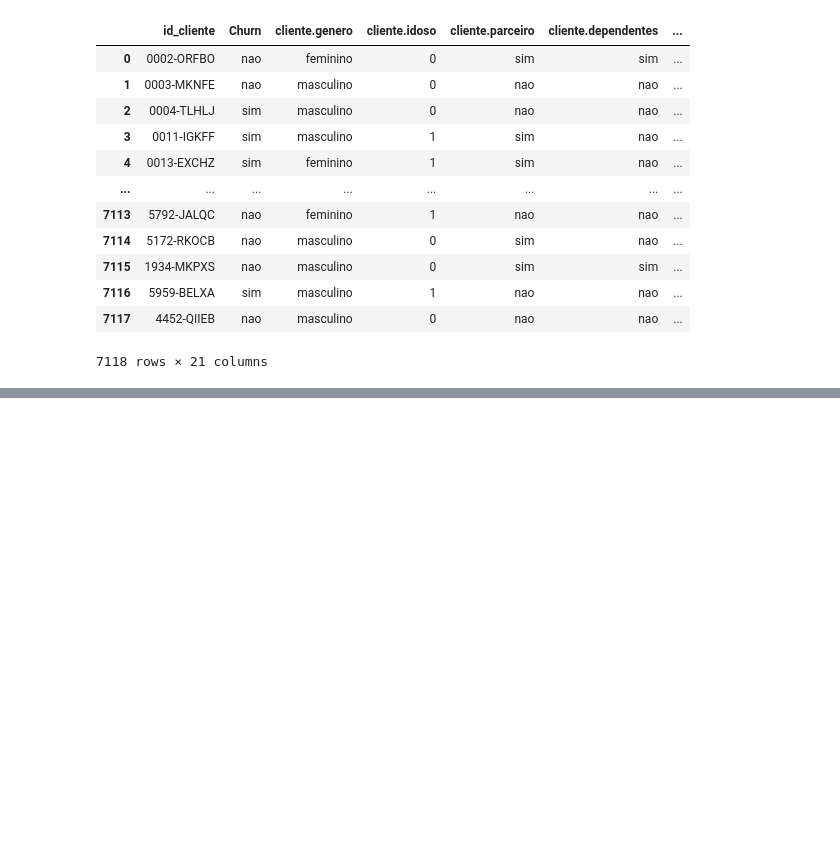
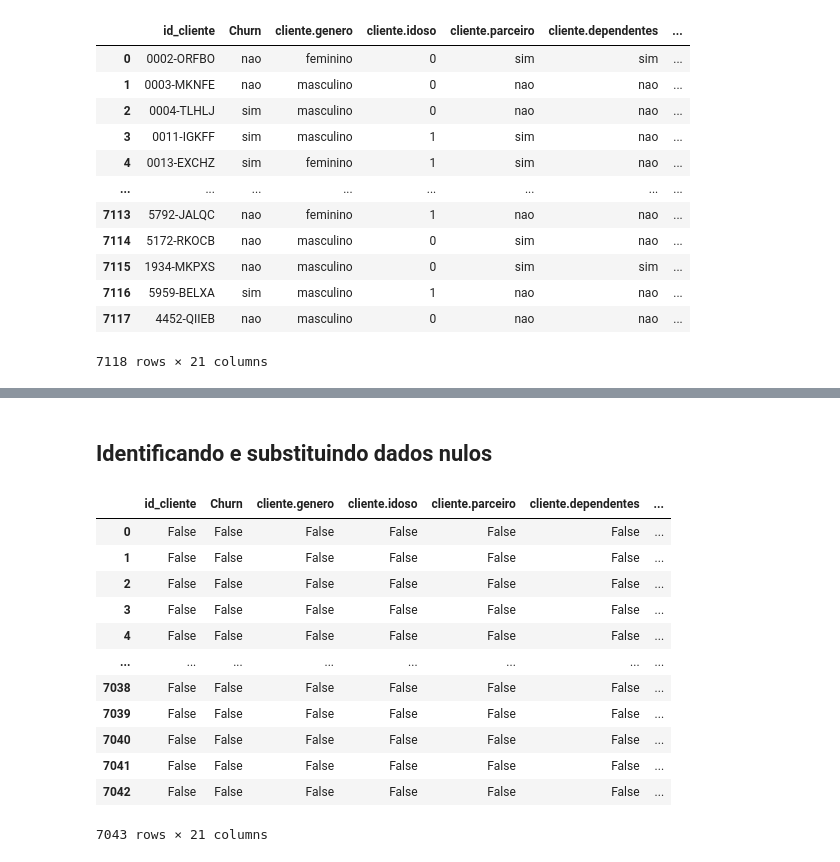
Before and after one commit to mateusopaiva/pandas-limpeza-tratamento, a Jupyter notebook: Pandas_limpeza_e_tratamento_de_dados.ipynb, the cells around one changed output, grey strips where cells are left out. Cells and saved outputs as stored; diff of their text form; code cells hidden in the pictures; blank space fills up the shorter version.

```diff
--- a/Pandas_limpeza_e_tratamento_de_dados.ipynb
+++ b/Pandas_limpeza_e_tratamento_de_dados.ipynb
@@ -287,0 +329,18 @@ dados_sem_vazio
+# %% [markdown]
+## Identificando e substituindo dados nulos
+# %%
+dados_sem_vazio.isna( )
+# %% [output]
+|  | id_cliente | Churn | cliente.genero | cliente.idoso | cliente.parceiro | cliente.dependentes | ... |
+| 0 | False | False | False | False | False | False | ... |
+| 1 | False | False | False | False | False | False | ... |
+| 2 | False | False | False | False | False | False | ... |
+| 3 | False | False | False | False | False | False | ... |
+| 4 | False | False | False | False | False | False | ... |
+| ... | ... | ... | ... | ... | ... | ... | ... |
+| 7038 | False | False | False | False | False | False | ... |
+| 7039 | False | False | False | False | False | False | ... |
+| 7040 | False | False | False | False | False | False | ... |
+| 7041 | False | False | False | False | False | False | ... |
+| 7042 | False | False | False | False | False | False | ... |
+7043 rows × 21 columns
```
Also changed, not shown: parts of 24 cells of this notebook.
